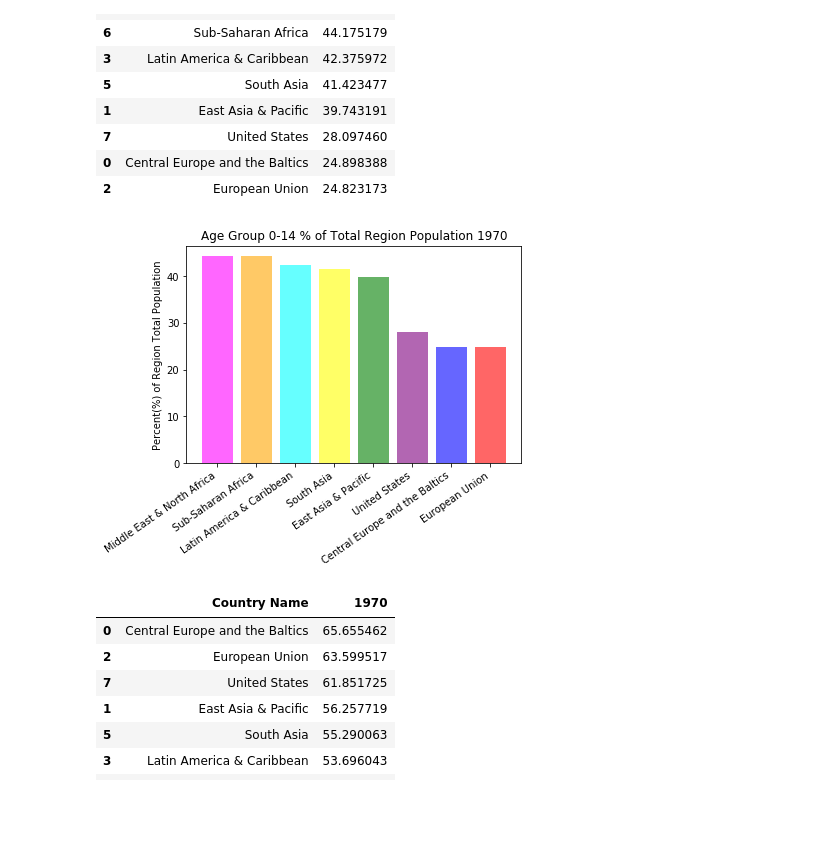
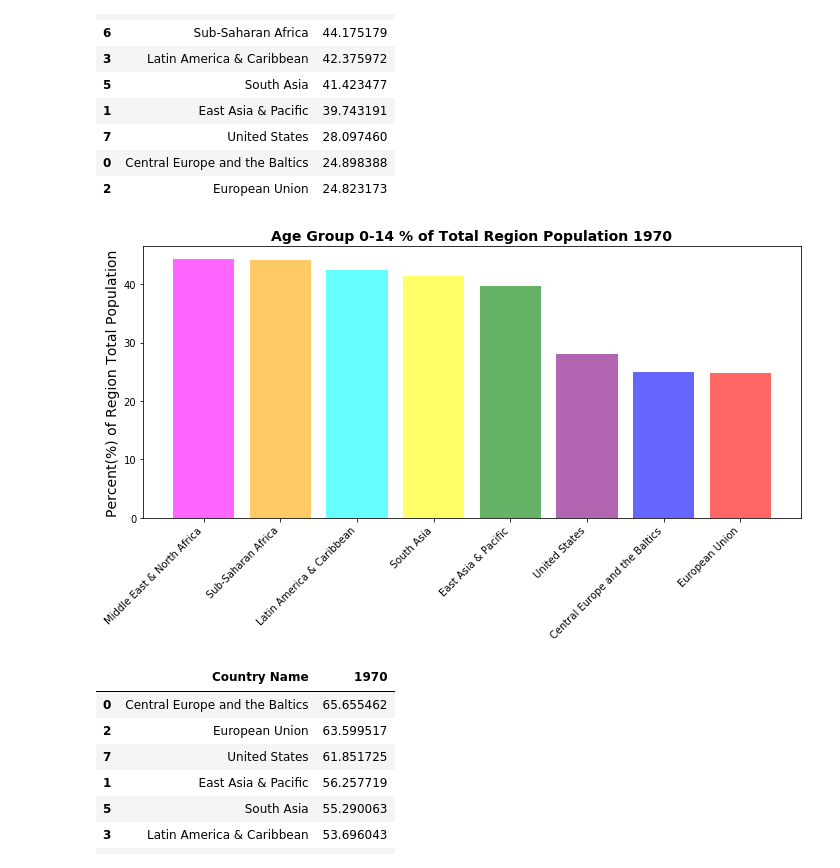
Before and after one commit to theriotn95/populations_project, a Jupyter notebook: nick_work.ipynb, the cells around one changed output. Cells and saved outputs as stored; diff of their text form; code cells hidden in the pictures; blank space fills up the shorter version.

Commit message:
fixed images porblem

```diff
--- a/nick_work.ipynb
+++ b/nick_work.ipynb
@@ -272,19 +274,22 @@ sort_df
 | 0 | Central Europe and the Baltics | 24.898388 |
 | 2 | European Union | 24.823173 |
 # %%
-#Start plotting first bar graph
+#Create bar chart paramters and make sure figure size is correct in png image
 
 x_axis = np.arange(len(sort_df))
 tic_locs = [value for value in x_axis]
 
+plt.figure(figsize=(10,6))
 plt.bar(x_axis, sort_df["1970"], color=['magenta', 'orange', 'cyan', 'yellow', 'green', 'purple', 'blue', 'red']
         , alpha=0.6, align="center")
-plt.xticks(tic_locs, sort_df["Country Name"], rotation=35, ha='right')
-plt.ylabel('Percent(%) of Region Total Population')
-plt.title('Age Group 0-14 % of Total Region Population 1970')
+plt.xticks(tic_locs, sort_df["Country Name"], rotation=45, ha='right')
+
+plt.tight_layout()
+plt.ylabel('Percent(%) of Region Total Population', fontsize=14)
+plt.title('Age Group 0-14 % of Total Region Population 1970', fontdict={'fontweight':'bold', 'fontsize': 14})
+plt.tight_layout()
 
 plt.savefig("bar_graph1.png")
-plt.show()
 # %% [output]
-[figure, old version]
+[figure, new version]
 # %%
```
Also changed, not shown: parts of 15 cells of this notebook, 6 other files.
